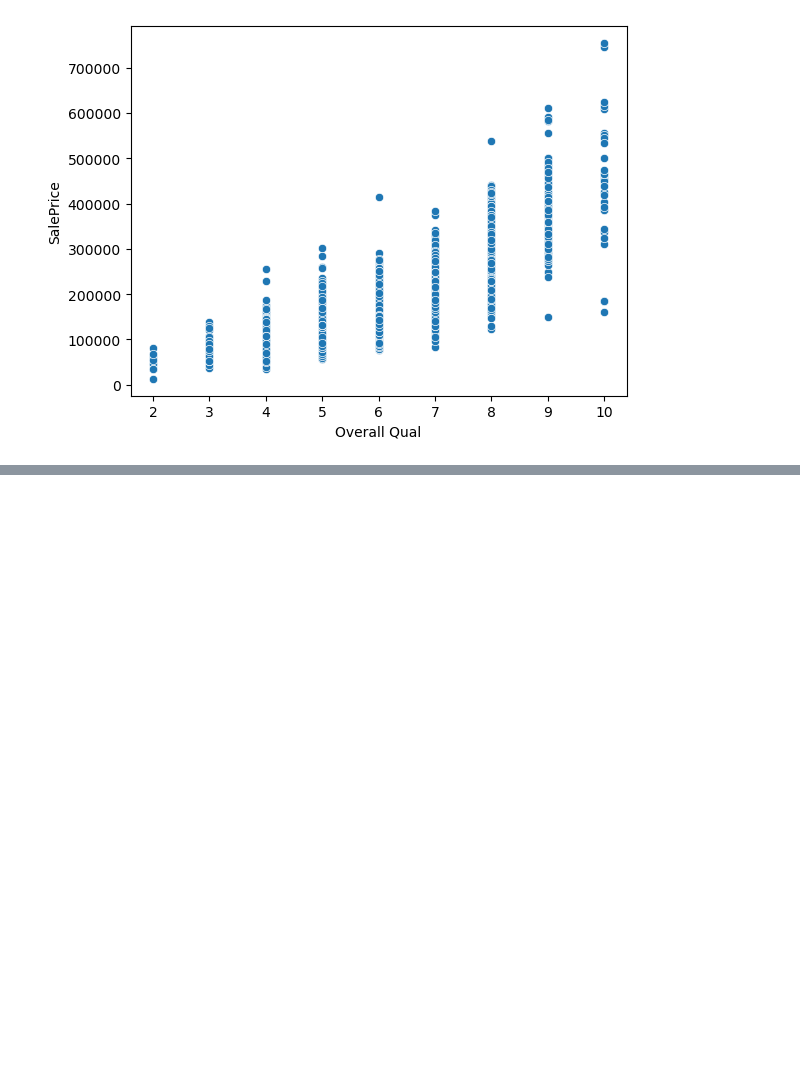
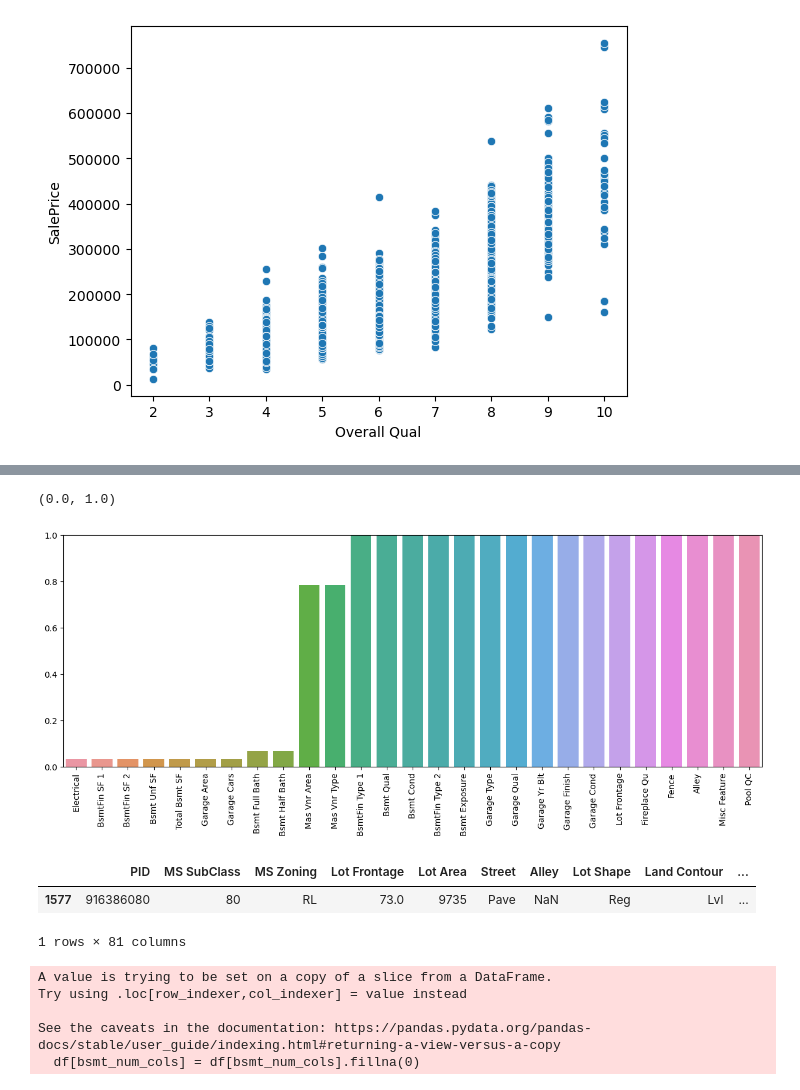
Before and after one commit to DanialAslam04/Deep_Learning_BWF_Danial_Aslam, a Jupyter notebook: Task15/MissingData_Outlier_Duplicates.ipynb, the cells around one changed output, grey strips where cells are left out. Saved outputs shown, nothing was run; the diff lists cells and outputs as text; code cells hidden in the pictures; blank space fills up the shorter version.

```diff
--- a/Task15/MissingData_Outlier_Duplicates.ipynb
+++ b/Task15/MissingData_Outlier_Duplicates.ipynb
@@ -139,0 +226,26 @@ sns.scatterplot(x='Overall Qual',y='SalePrice',data=df)
+# %%
+fig, ax = plt.subplots(figsize=(15, 5))
+
+sns.barplot(x = perc.index, y= perc)
+
+plt.xticks(rotation=90);
+
+plt.ylim(0,1)
+# %% [output]
+(0.0, 1.0)
+[figure, added]
+# %%
+df[df['Electrical'].isnull()]
+# %% [output]
+|  | PID | MS SubClass | MS Zoning | Lot Frontage | Lot Area | Street | Alley | Lot Shape | Land Contour | ... |
+| 1577 | 916386080 | 80 | RL | 73.0 | 9735 | Pave | NaN | Reg | Lvl | ... |
+1 rows × 81 columns
+# %%
+bsmt_num_cols = ['BsmtFin SF 1', 'BsmtFin SF 2', 'Bsmt Unf SF','Total Bsmt SF', 'Bsmt Full Bath', 'Bsmt Half Bath']
+df[bsmt_num_cols] = df[bsmt_num_cols].fillna(0)
+# %% [output]
+A value is trying to be set on a copy of a slice from a DataFrame.
+Try using .loc[row_indexer,col_indexer] = value instead
+
+See the caveats in the documentation: https://pandas.pydata.org/pandas-docs/stable/user_guide/indexing.html#returning-a-view-versus-a-copy
+  df[bsmt_num_cols] = df[bsmt_num_cols].fillna(0)
```
Also changed, not shown: parts of 13 cells of this notebook.
